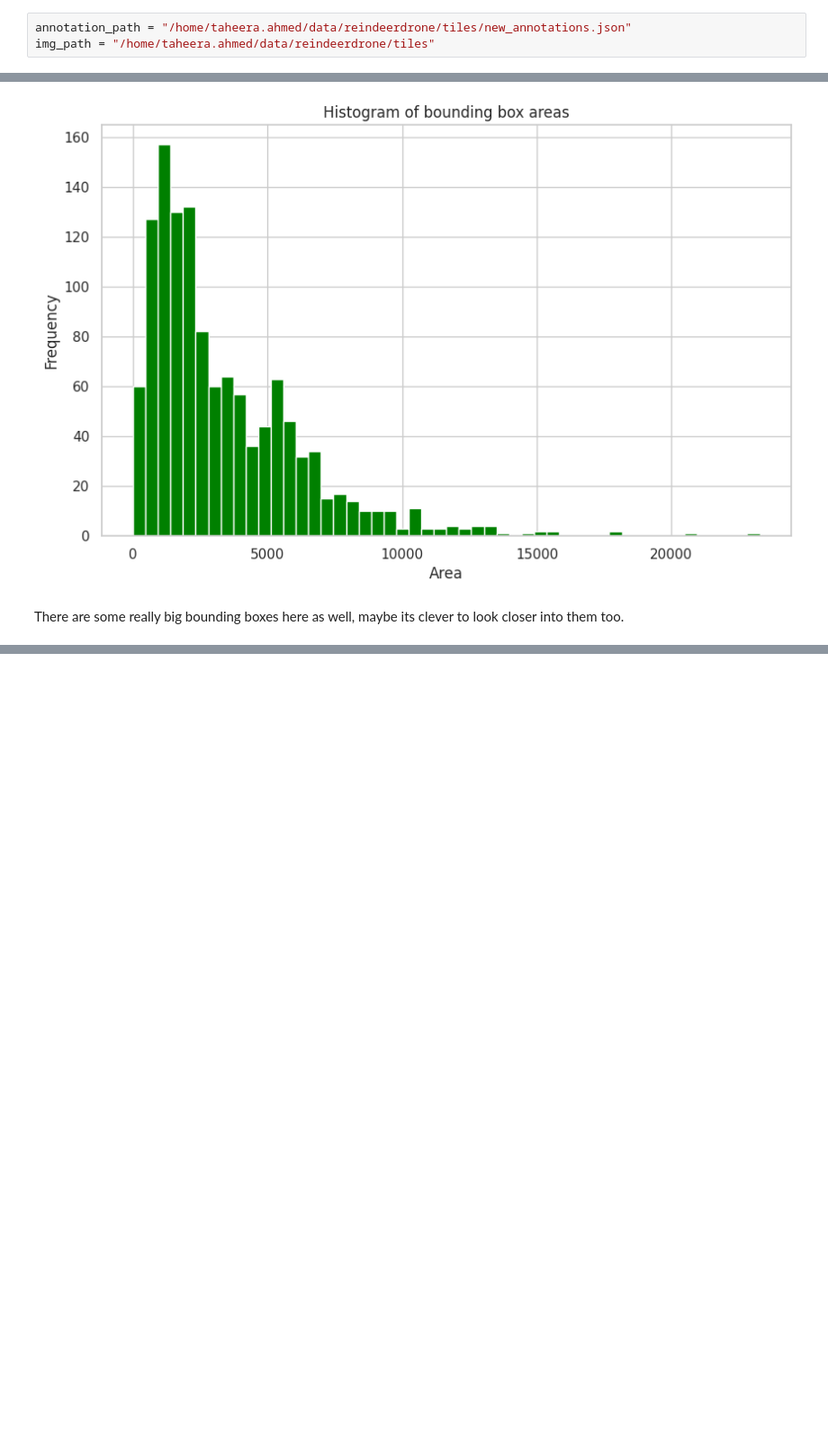
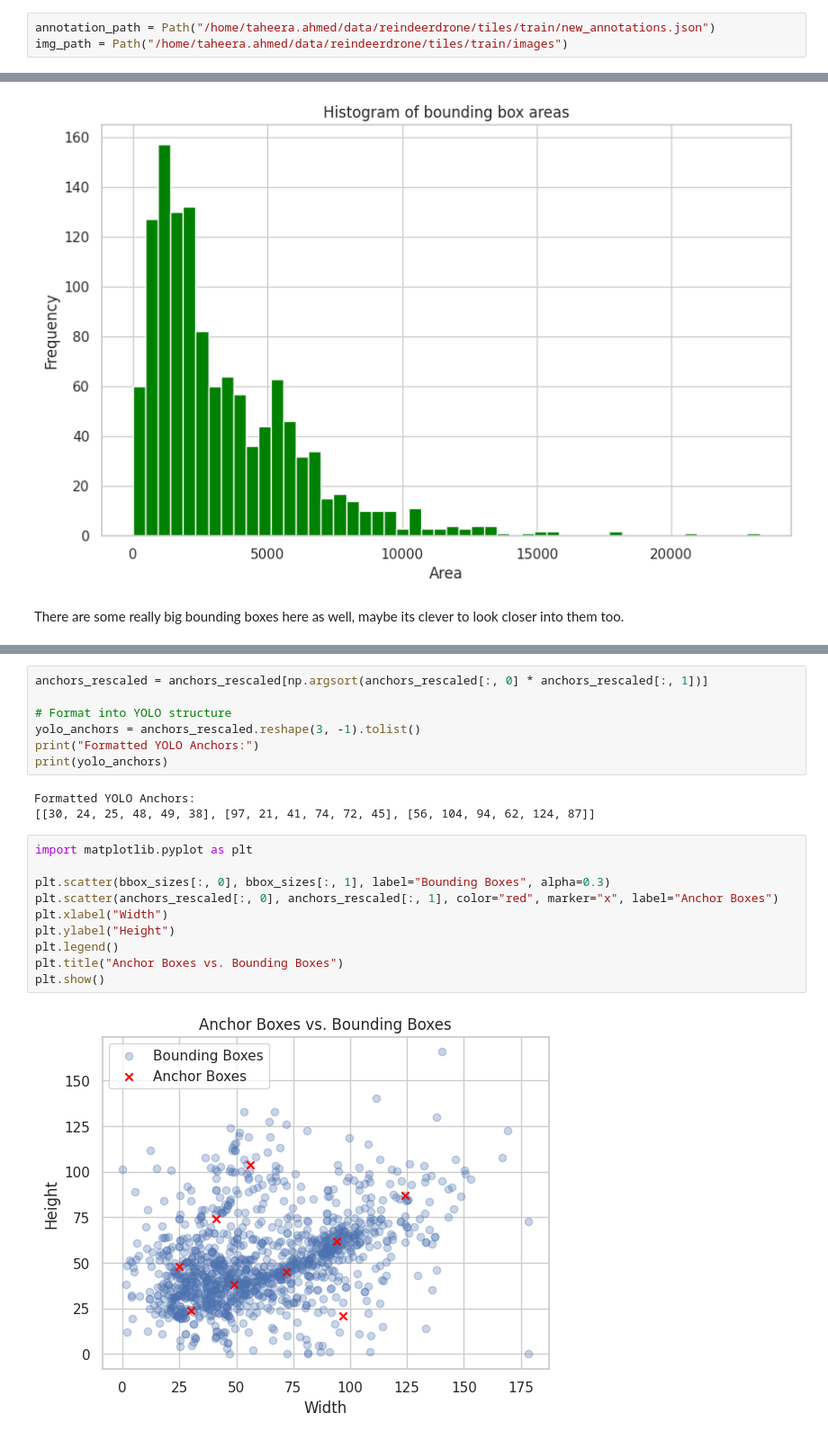
Before and after one commit to NINAnor/reindeerdrone, a Jupyter notebook: notebooks/inspect-bboxs.ipynb, the cells around one changed output, grey strips where cells are left out. Shown at 90% size. Cells and saved outputs as stored; diff of their text form; blank space fills up the shorter version.

Commit message:
[ADD] notebook for looking at anchor boxes, finish script for yolo training

```diff
--- a/notebooks/inspect-bboxs.ipynb
+++ b/notebooks/inspect-bboxs.ipynb
@@ -16,8 +17,8 @@ After creating the dataset using `python dataset.py` one can use this notebook t
 
 NOTE: Remember to edit `annotation_path` and `img_path`
 # %%
-annotation_path = "/home/taheera.ahmed/data/reindeerdrone/tiles/new_annotations.json"
-img_path = "/home/taheera.ahmed/data/reindeerdrone/tiles"
+annotation_path = Path("/home/taheera.ahmed/data/reindeerdrone/tiles/train/new_annotations.json")
+img_path = Path("/home/taheera.ahmed/data/reindeerdrone/tiles/train/images")
 # %%
 with open(annotation_path, 'r') as file:
     data = json.load(file)
@@ -209,0 +242,22 @@ Average aspect ratio of bounding boxes is 30.15
+# %%
+anchors_rescaled = anchors_rescaled[np.argsort(anchors_rescaled[:, 0] * anchors_rescaled[:, 1])]
+
+# Format into YOLO structure
+yolo_anchors = anchors_rescaled.reshape(3, -1).tolist()
+print("Formatted YOLO Anchors:")
+print(yolo_anchors)
+# %% [output]
+Formatted YOLO Anchors:
+[[30, 24, 25, 48, 49, 38], [97, 21, 41, 74, 72, 45], [56, 104, 94, 62, 124, 87]]
+# %%
+import matplotlib.pyplot as plt
+
+plt.scatter(bbox_sizes[:, 0], bbox_sizes[:, 1], label="Bounding Boxes", alpha=0.3)
+plt.scatter(anchors_rescaled[:, 0], anchors_rescaled[:, 1], color="red", marker="x", label="Anchor Boxes")
+plt.xlabel("Width")
+plt.ylabel("Height")
+plt.legend()
+plt.title("Anchor Boxes vs. Bounding Boxes")
+plt.show()
+# %% [output]
+[figure, added]
```
Also changed, not shown: parts of 4 cells of this notebook, 4 other files.
